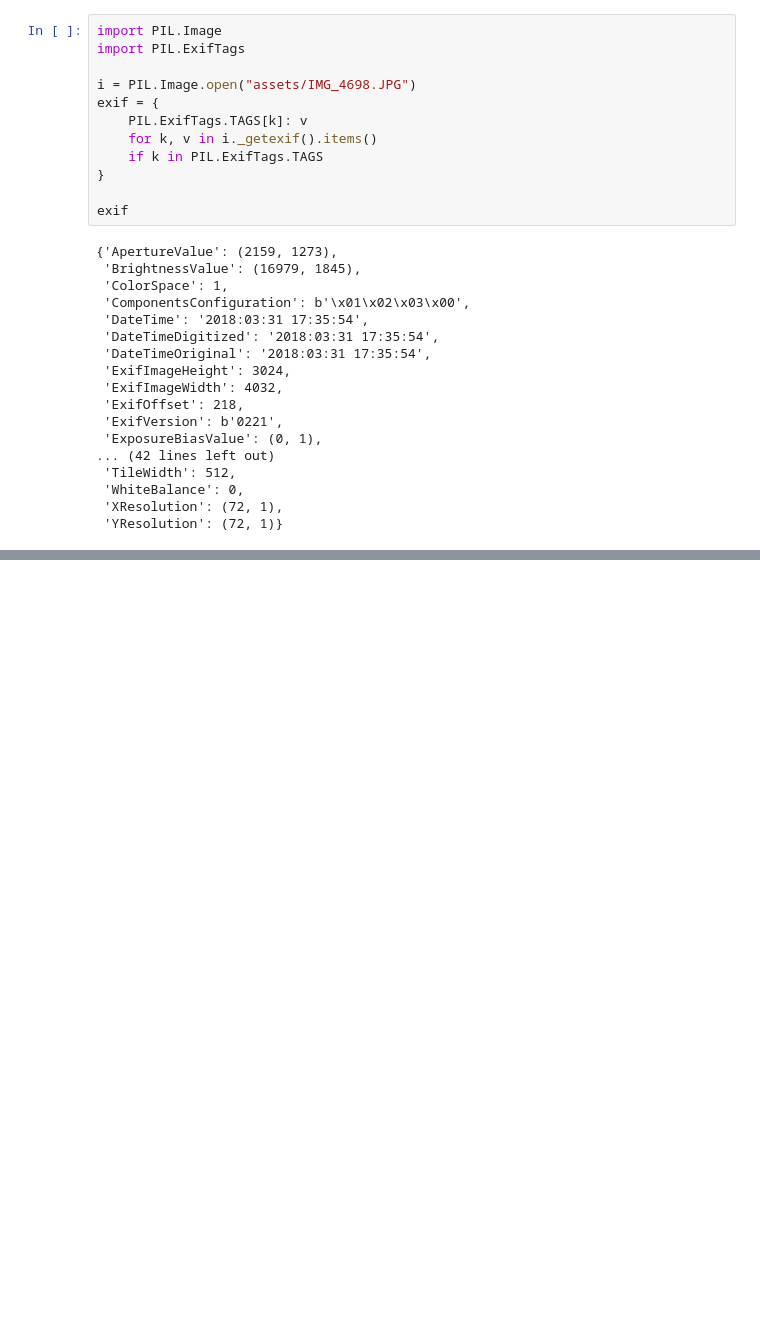
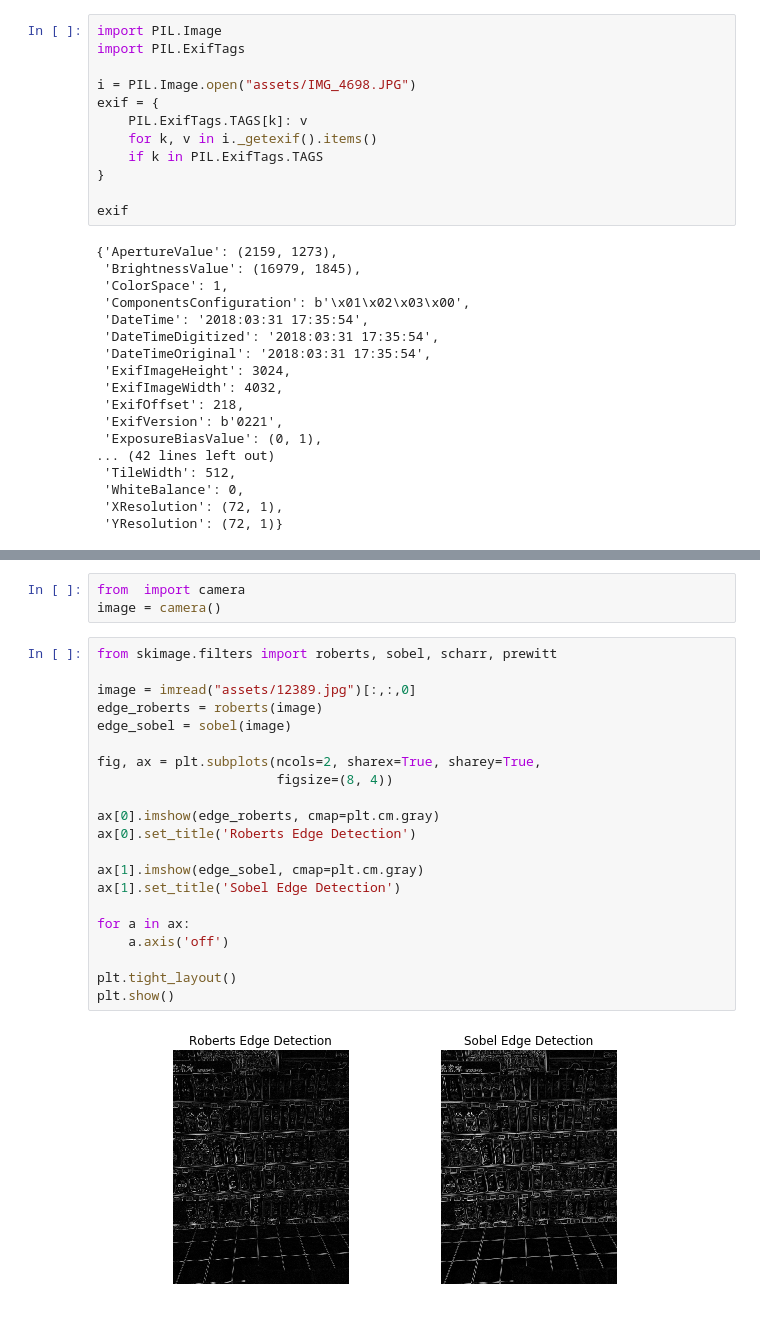
Before and after one commit to ronjian/Python-Practise, a Jupyter notebook: code_piece/cv.ipynb, the cells around one changed output, grey strips where cells are left out. Saved outputs shown, nothing was run; the diff lists cells and outputs as text; blank space fills up the shorter version.

```diff
--- a/code_piece/cv.ipynb
+++ b/code_piece/cv.ipynb
@@ -211,0 +238,26 @@ the captured scene.
+# %%
+from  import camera
+image = camera()
+# %%
+from skimage.filters import roberts, sobel, scharr, prewitt
+
+image = imread("assets/12389.jpg")[:,:,0]
+edge_roberts = roberts(image)
+edge_sobel = sobel(image)
+
+fig, ax = plt.subplots(ncols=2, sharex=True, sharey=True,
+                       figsize=(8, 4))
+
+ax[0].imshow(edge_roberts, cmap=plt.cm.gray)
+ax[0].set_title('Roberts Edge Detection')
+
+ax[1].imshow(edge_sobel, cmap=plt.cm.gray)
+ax[1].set_title('Sobel Edge Detection')
+
+for a in ax:
+    a.axis('off')
+
+plt.tight_layout()
+plt.show()
+# %% [output]
+[figure, added]
```
Also changed, not shown: parts of 5 cells of this notebook, 9 other files.
